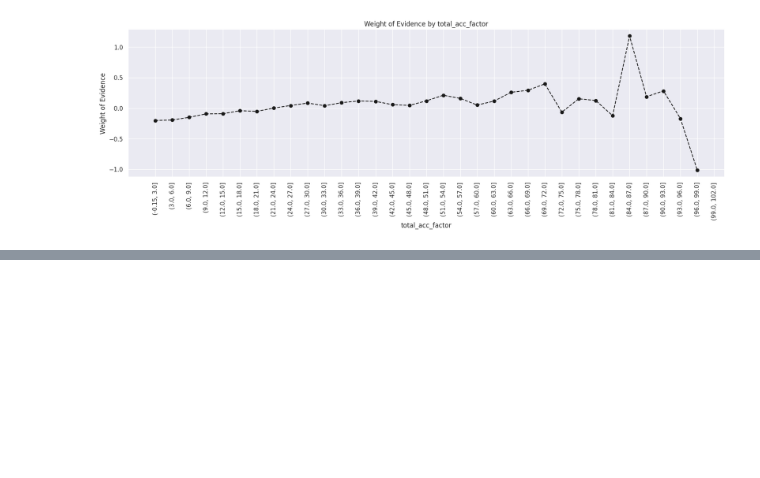
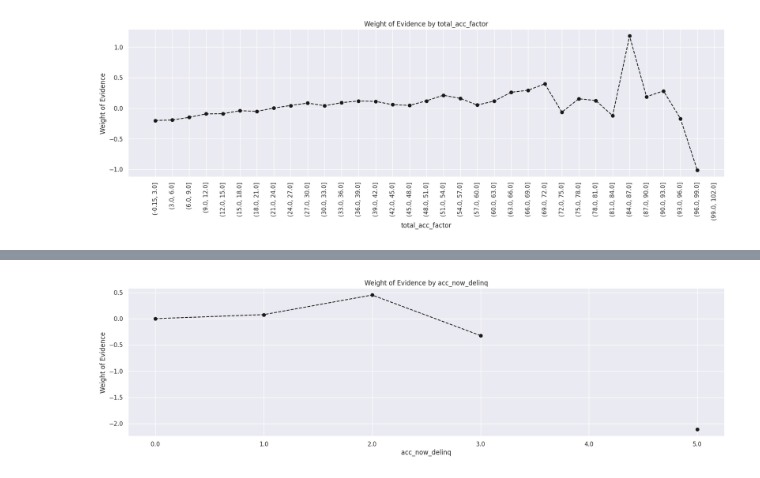
Before and after one commit to andre-cav/Credit-Risk-with-Python, a Jupyter notebook: Credit_Risk_ModellingData.ipynb, the cells around one changed output, grey strips where cells are left out. Drawn from its saved outputs; the diff is of its cells as text; code cells hidden in the pictures; blank space fills up the shorter version.

```diff
--- a/Credit_Risk_ModellingData.ipynb
+++ b/Credit_Risk_ModellingData.ipynb
@@ -1318,0 +1335,3 @@ df_inputs['total_acc:>=52'] = np.where((df_inputs['total_acc'] >= 52), 1, 0)
+# %%
+df_temp = woe_continuous(df_inputs, 'acc_now_delinq', df_targets)
+df_temp
@@ -1318,0 +1346,4 @@ df_inputs['total_acc:>=52'] = np.where((df_inputs['total_acc'] >= 52), 1, 0)
+# %%
+plot_by_woe(df_temp)
+# %% [output]
+[figure, added]
```
Also changed, not shown: parts of 21 cells of this notebook.
